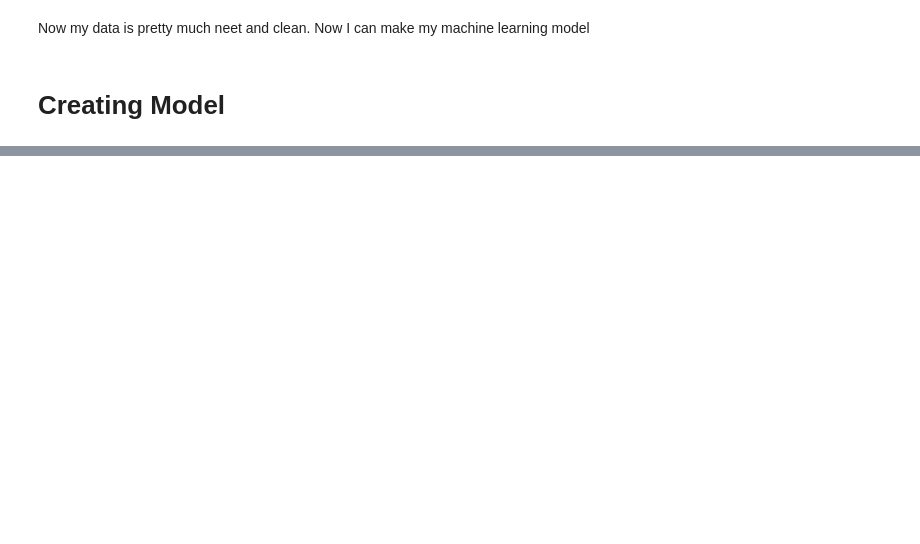
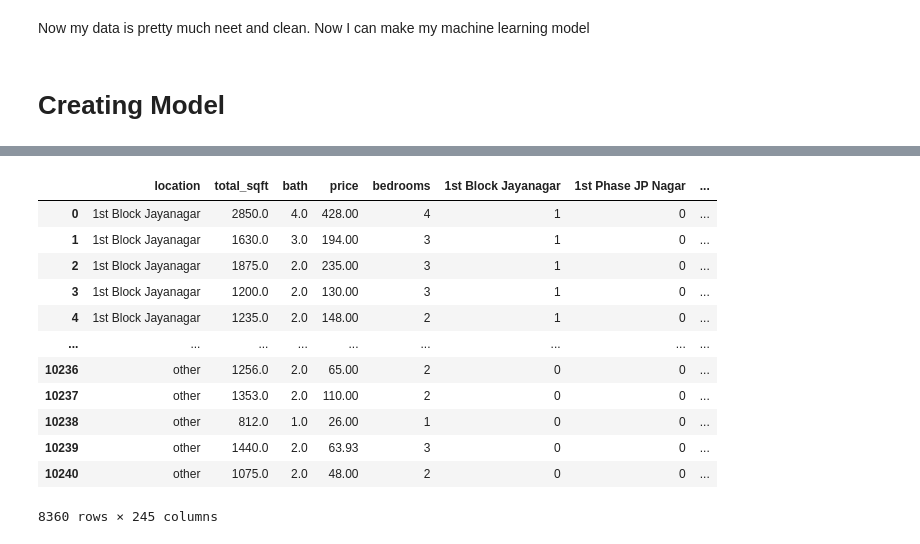
Before and after one commit to mashrafi02/Machine-learning-Data-science-projects, a Jupyter notebook: House price prediction/pricepred.ipynb, the cells around one changed output, grey strips where cells are left out. Drawn from its saved outputs; the diff is of its cells as text; code cells hidden in the pictures; blank space fills up the shorter version.

```diff
--- a/House price prediction/pricepred.ipynb
+++ b/House price prediction/pricepred.ipynb
@@ -504,0 +502,3 @@ Now my data is pretty much neet and clean. Now I can make my machine learning mo
+# %%
+dummies = pd.get_dummies(df8.location).astype('int')
+dummies
@@ -504,0 +519,17 @@ Now my data is pretty much neet and clean. Now I can make my machine learning mo
+# %%
+df9 = pd.concat([df8,dummies.drop('other', axis=1)], axis=1)
+df9
+# %% [output]
+|  | location | total_sqft | bath | price | bedrooms | 1st Block Jayanagar | 1st Phase JP Nagar | ... |
+| 0 | 1st Block Jayanagar | 2850.0 | 4.0 | 428.00 | 4 | 1 | 0 | ... |
+| 1 | 1st Block Jayanagar | 1630.0 | 3.0 | 194.00 | 3 | 1 | 0 | ... |
+| 2 | 1st Block Jayanagar | 1875.0 | 2.0 | 235.00 | 3 | 1 | 0 | ... |
+| 3 | 1st Block Jayanagar | 1200.0 | 2.0 | 130.00 | 3 | 1 | 0 | ... |
+| 4 | 1st Block Jayanagar | 1235.0 | 2.0 | 148.00 | 2 | 1 | 0 | ... |
+| ... | ... | ... | ... | ... | ... | ... | ... | ... |
+| 10236 | other | 1256.0 | 2.0 | 65.00 | 2 | 0 | 0 | ... |
+| 10237 | other | 1353.0 | 2.0 | 110.00 | 2 | 0 | 0 | ... |
+| 10238 | other | 812.0 | 1.0 | 26.00 | 1 | 0 | 0 | ... |
+| 10239 | other | 1440.0 | 2.0 | 63.93 | 3 | 0 | 0 | ... |
+| 10240 | other | 1075.0 | 2.0 | 48.00 | 2 | 0 | 0 | ... |
+8360 rows × 245 columns
```
Also changed, not shown: parts of 29 cells of this notebook, 2 other files.
